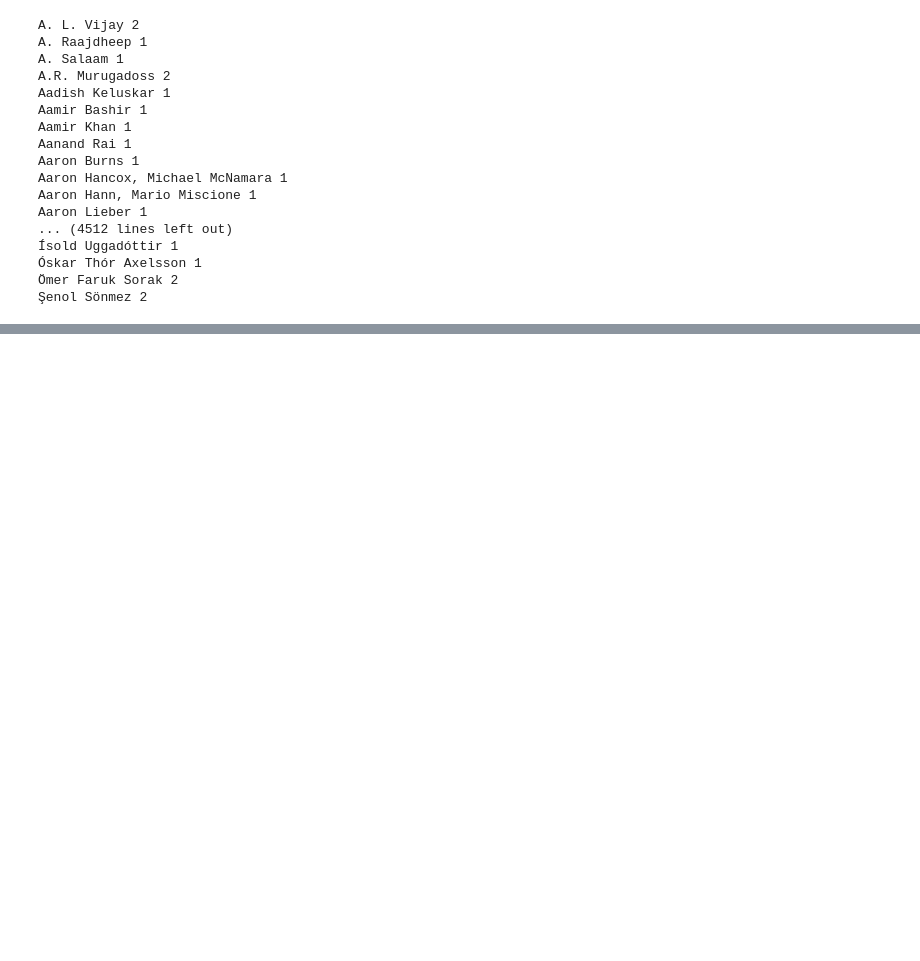
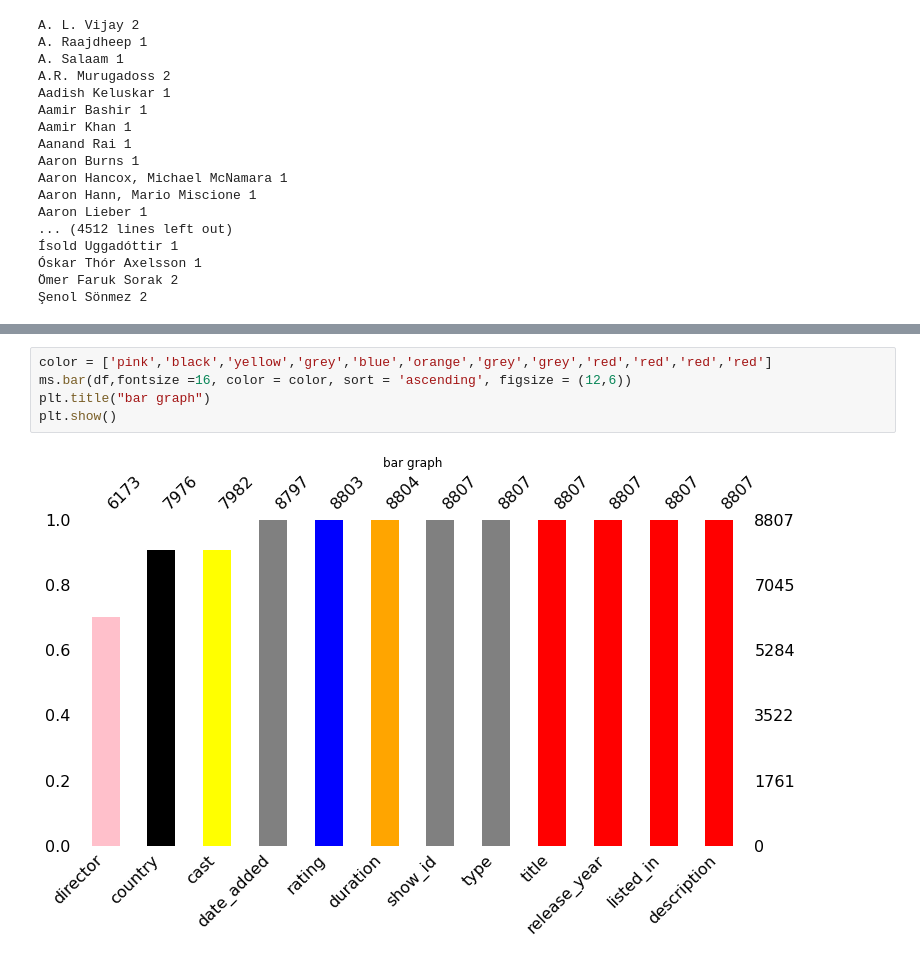
Before and after one commit to tosif91/machine_learning, a Jupyter notebook: basics/Eda_netflix.ipynb, the cells around one changed output, grey strips where cells are left out. Drawn from its saved outputs; the diff is of its cells as text; blank space fills up the shorter version.

```diff
--- a/basics/Eda_netflix.ipynb
+++ b/basics/Eda_netflix.ipynb
@@ -126,0 +203,7 @@ Aaron Lieber 1
+# %%
+color = ['pink','black','yellow','grey','blue','orange','grey','grey','red','red','red','red']
+ms.bar(df,fontsize =16, color = color, sort = 'ascending', figsize = (12,6))
+plt.title("bar graph")
+plt.show()
+# %% [output]
+[figure, added]
```
Also changed, not shown: parts of 9 cells of this notebook.
